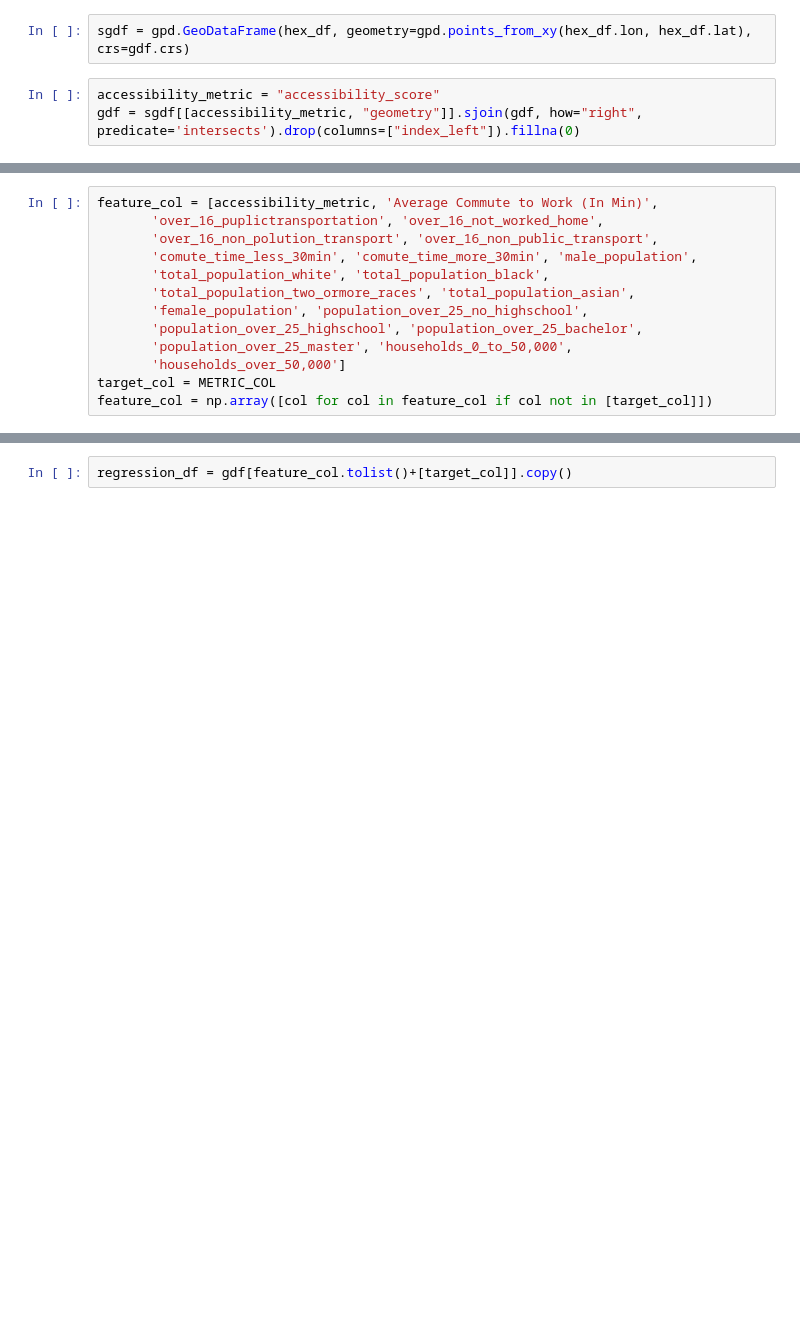
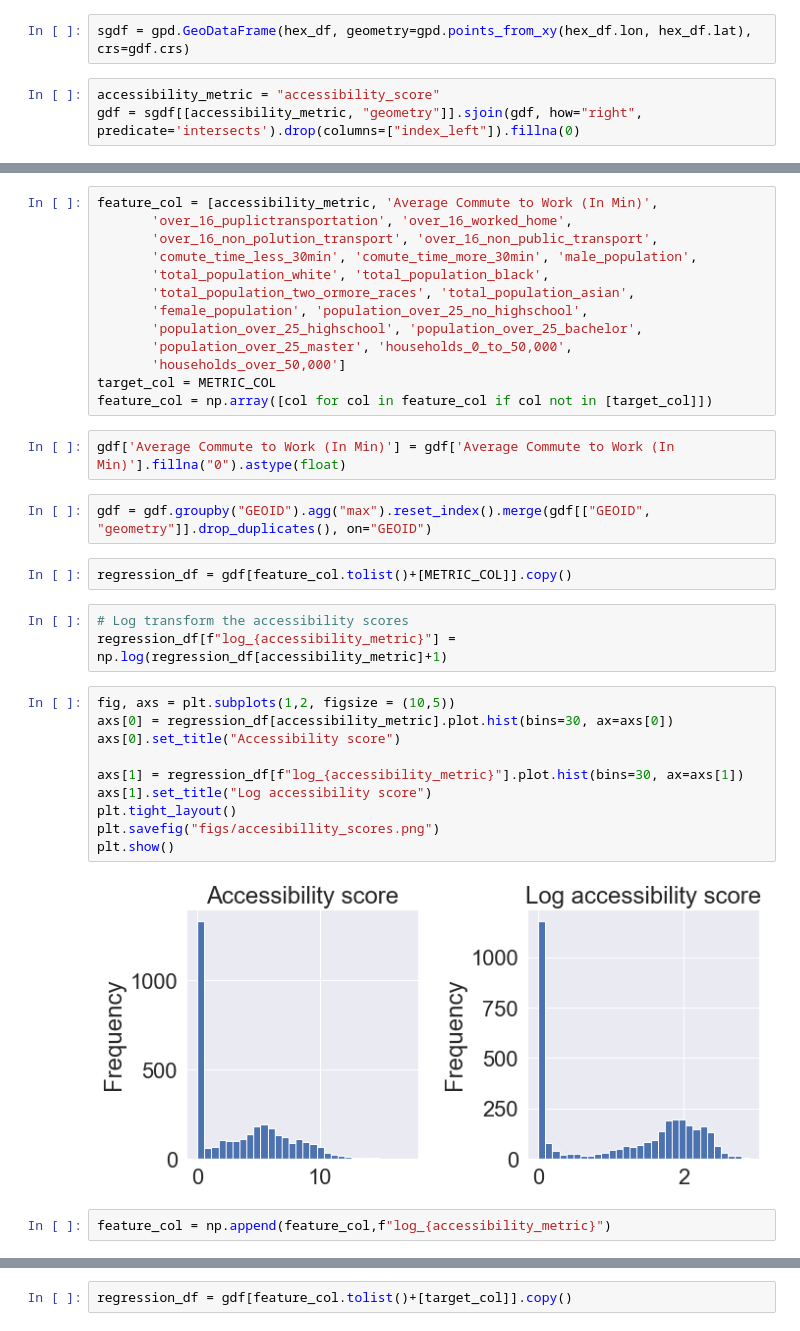
Before and after one commit to pmehler/us_transit_analysis, a Jupyter notebook: 03_regression_analysis.ipynb, the cells around one changed output, grey strips where cells are left out. Cells and saved outputs as stored; diff of their text form; blank space fills up the shorter version.

```diff
--- a/03_regression_analysis.ipynb
+++ b/03_regression_analysis.ipynb
@@ -145,6 +138,6 @@ gdf = sgdf[[accessibility_metric, "geometry"]].sjoin(gdf, how="right", predicate
 # %%
 feature_col = [accessibility_metric, 'Average Commute to Work (In Min)',
-       'over_16_puplictransportation', 'over_16_not_worked_home',
+       'over_16_puplictransportation', 'over_16_worked_home',
        'over_16_non_polution_transport', 'over_16_non_public_transport',
        'comute_time_less_30min', 'comute_time_more_30min', 'male_population',
        'total_population_white', 'total_population_black',
@@ -155,3 +148,26 @@ feature_col = [accessibility_metric, 'Average Commute to Work (In Min)',
        'households_over_50,000']
 target_col = METRIC_COL
 feature_col = np.array([col for col in feature_col if col not in [target_col]])
+# %%
+gdf['Average Commute to Work (In Min)'] = gdf['Average Commute to Work (In Min)'].fillna("0").astype(float)
+# %%
+gdf = gdf.groupby("GEOID").agg("max").reset_index().merge(gdf[["GEOID", "geometry"]].drop_duplicates(), on="GEOID")
+# %%
+regression_df = gdf[feature_col.tolist()+[METRIC_COL]].copy()
+# %%
+# Log transform the accessibility scores
+regression_df[f"log_{accessibility_metric}"] = np.log(regression_df[accessibility_metric]+1)
+# %%
+fig, axs = plt.subplots(1,2, figsize = (10,5))
+axs[0] = regression_df[accessibility_metric].plot.hist(bins=30, ax=axs[0])
+axs[0].set_title("Accessibility score")
+
+axs[1] = regression_df[f"log_{accessibility_metric}"].plot.hist(bins=30, ax=axs[1])
+axs[1].set_title("Log accessibility score")
+plt.tight_layout()
+plt.savefig("figs/accesibillity_scores.png")
+plt.show()
+# %% [output]
+[figure, added]
+# %%
+feature_col = np.append(feature_col,f"log_{accessibility_metric}")
```
Also changed, not shown: parts of 50 cells of this notebook, 5 other files.
